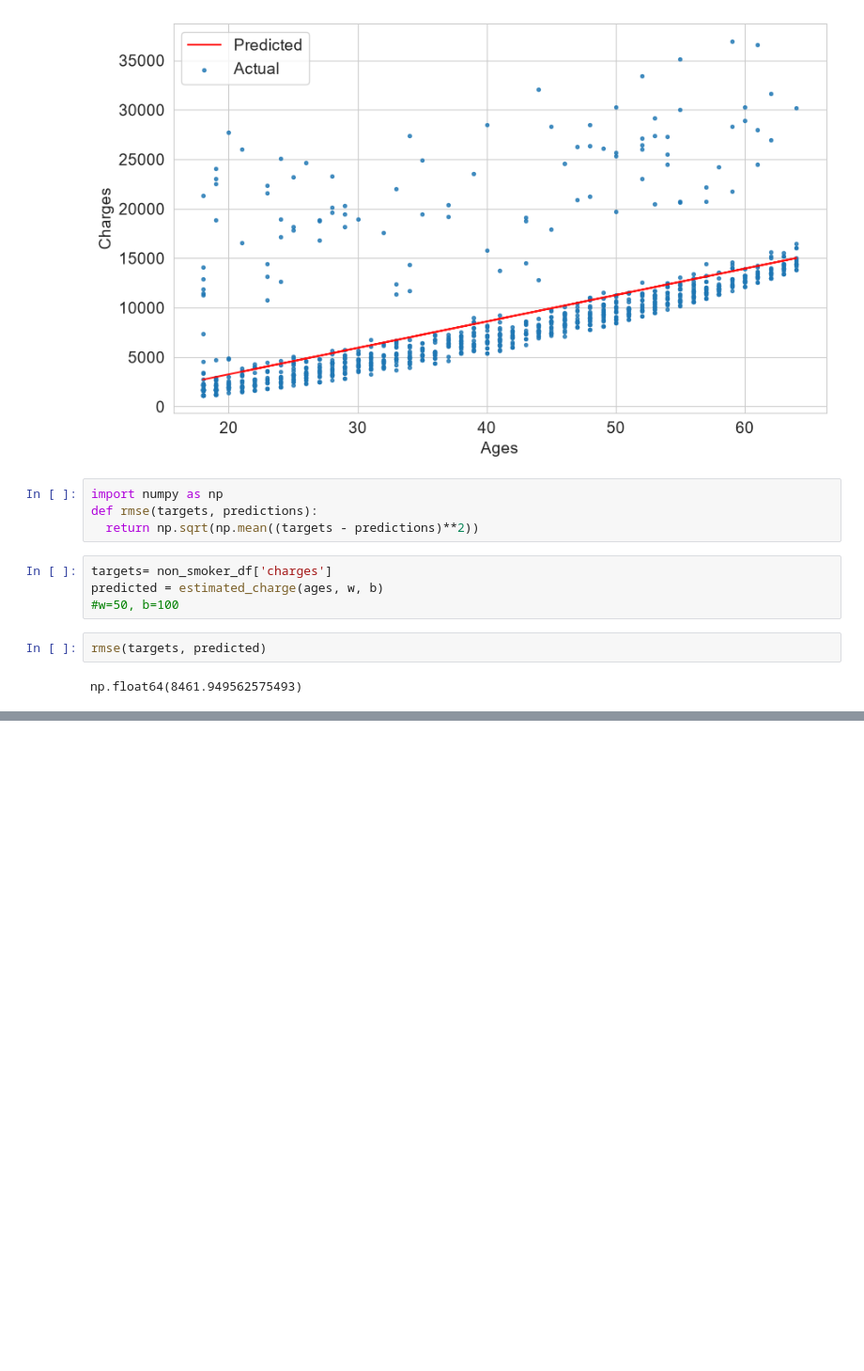
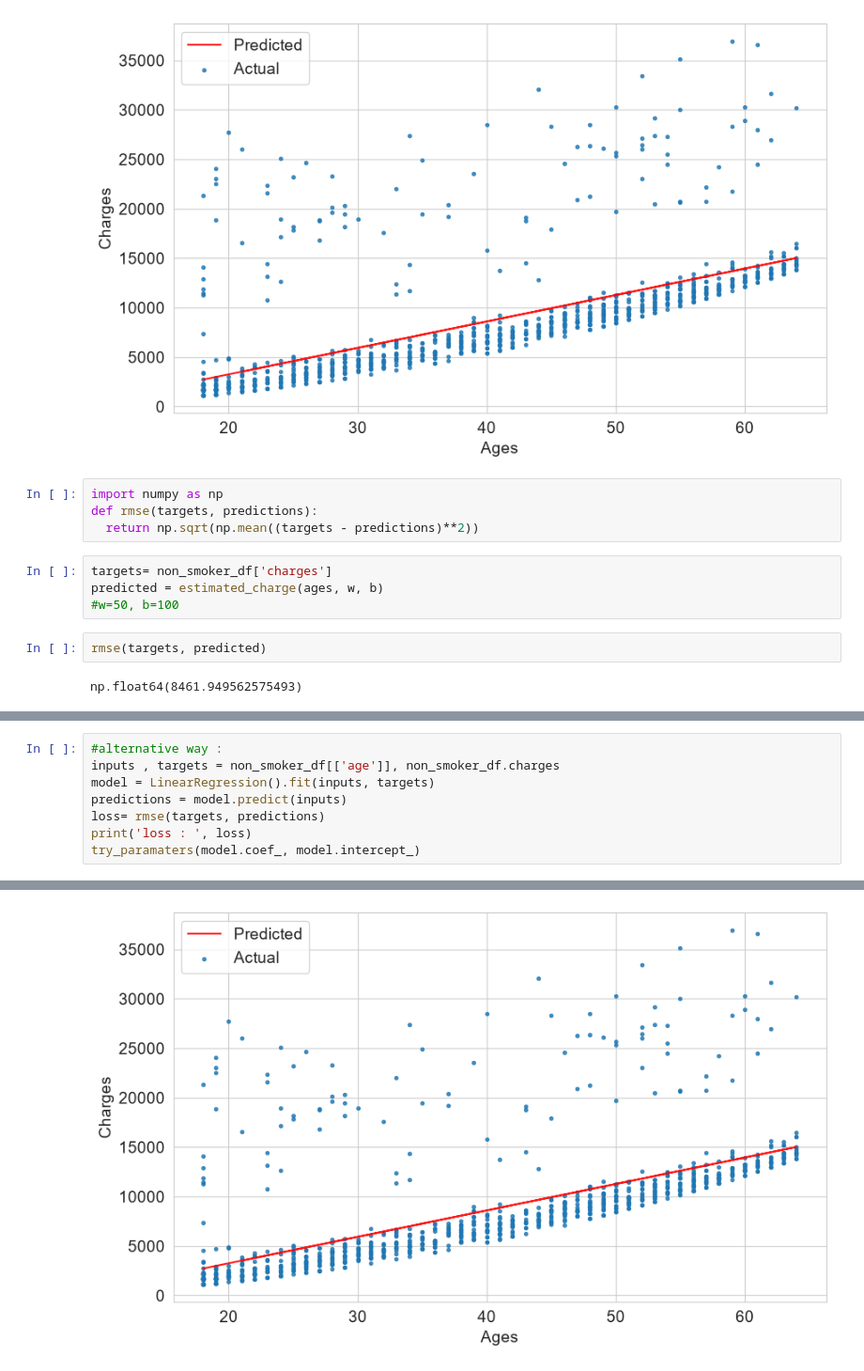
Before and after one commit to VathanaTeng/MachineLearningProjectPractice, a Jupyter notebook: Small Project/Annual_Midical_Expense.ipynb, the cells around one changed output, grey strips where cells are left out. Shown at 94% size. Cells and saved outputs as stored; diff of their text form; blank space fills up the shorter version.

```diff
--- a/Small Project/Annual_Midical_Expense.ipynb
+++ b/Small Project/Annual_Midical_Expense.ipynb
@@ -232,0 +295,9 @@ np.float64(8461.949562575493)
+# %%
+#alternative way :
+inputs , targets = non_smoker_df[['age']], non_smoker_df.charges
+model = LinearRegression().fit(inputs, targets)
+predictions = model.predict(inputs)
+loss= rmse(targets, predictions)
+print('loss : ', loss)
+try_paramaters(model.coef_, model.intercept_)
+# %% [output]
@@ -232,0 +306 @@ np.float64(8461.949562575493)
+[figure, added]
```
Also changed, not shown: parts of 14 cells of this notebook.
